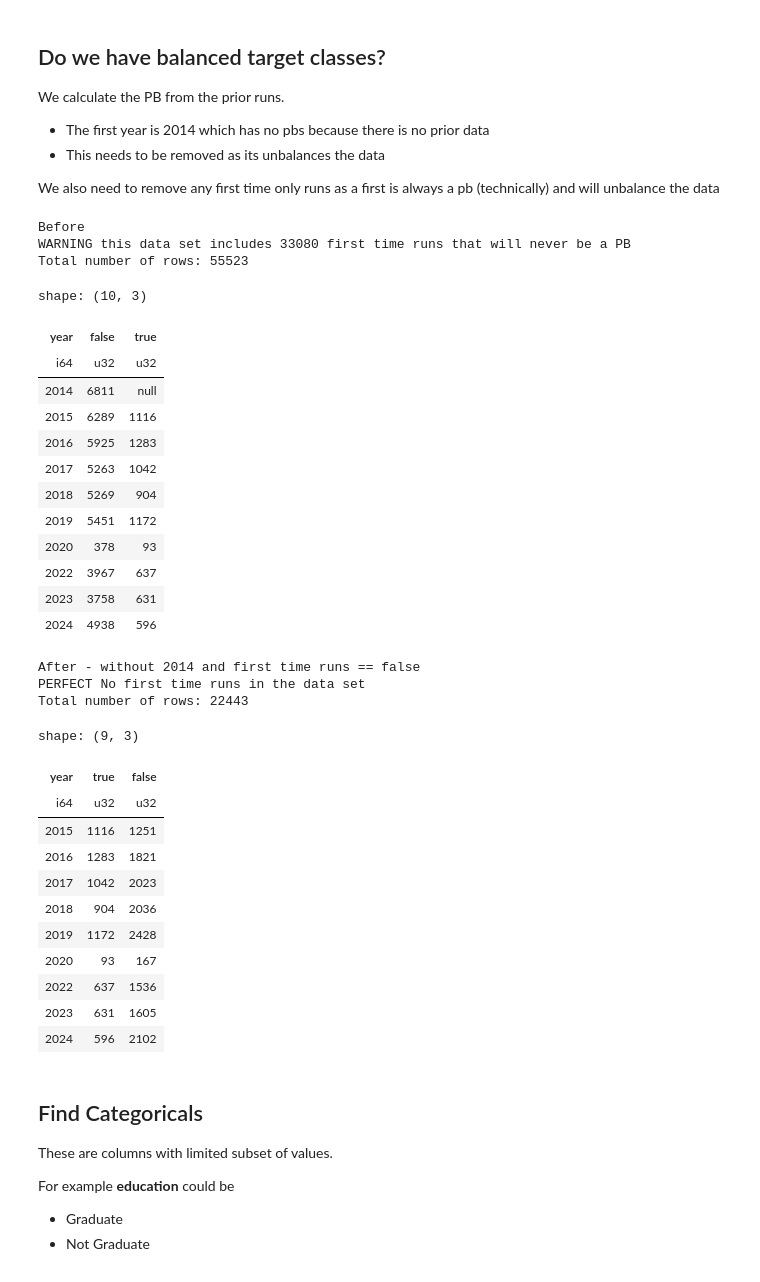
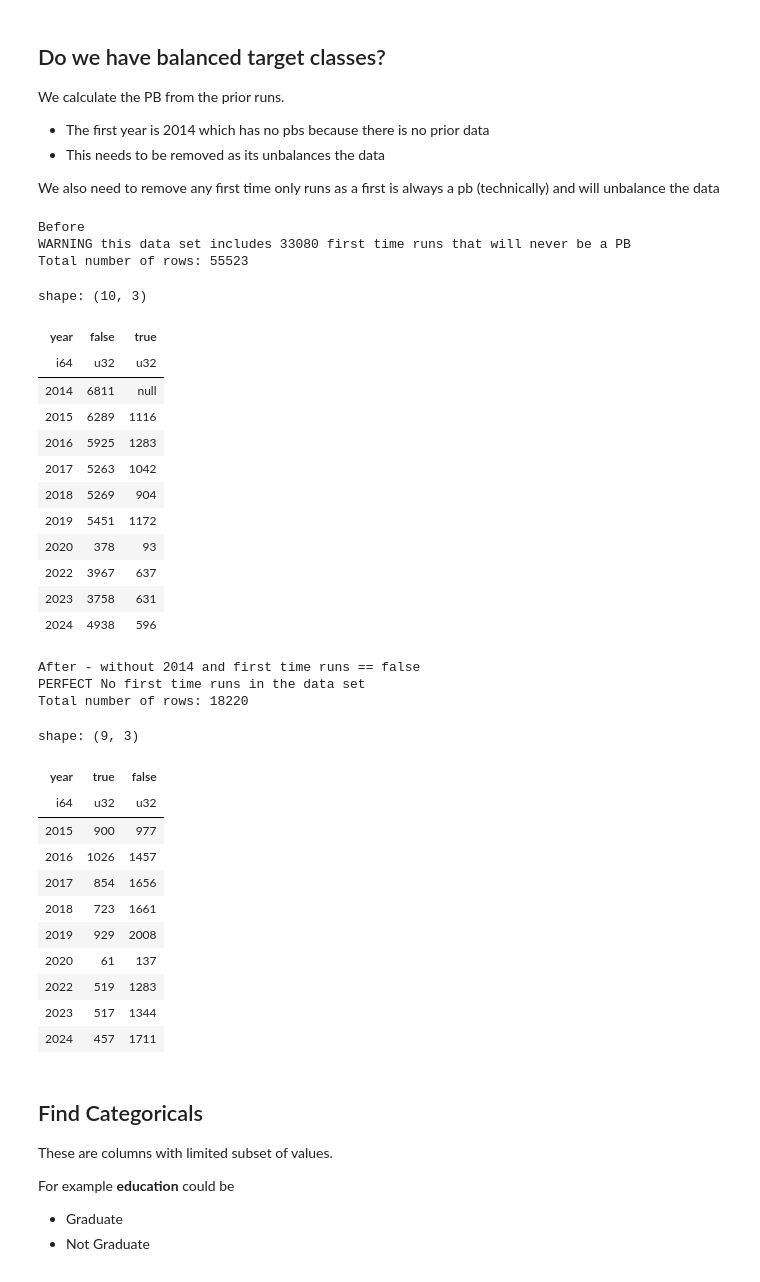
Before and after one commit to CoderGregH/wsfrl, a Jupyter notebook: WhatDrivesPb.ipynb, the cells around one changed output. Drawn from its saved outputs; the diff is of its cells as text; code cells hidden in the pictures.

```diff
--- a/WhatDrivesPb.ipynb
+++ b/WhatDrivesPb.ipynb
@@ -67,48 +67,52 @@ def pivot_on_year(df: pl.DataFrame):
 
 # Remove all rows where the year is 2014
 results_with_pb_df_filtered = results_with_pb_df.filter(
-    (pl.col("year") != 2014) & (pl.col("first_time_run") == False)
+    (pl.col("year") != 2014)
+    & (pl.col("first_time_run") == False)
+    & (pl.col("p_of_10_track_age_category") != "TBC")
 )
+
+
 
 print ('Before')
 
 pivot_on_year(results_with_pb_df_all)
 
 print ('After - without 2014 and first time runs == false')
 
 pivot_on_year(results_with_pb_df_filtered)
 # %% [output]
 Before
 WARNING this data set includes 33080 first time runs that will never be a PB
 Total number of rows: 55523
 shape: (10, 3)
 | year | false | true |
 | i64 | u32 | u32 |
 | 2014 | 6811 | null |
 | 2015 | 6289 | 1116 |
 | 2016 | 5925 | 1283 |
 | 2017 | 5263 | 1042 |
 | 2018 | 5269 | 904 |
 | 2019 | 5451 | 1172 |
 | 2020 | 378 | 93 |
 | 2022 | 3967 | 637 |
 | 2023 | 3758 | 631 |
 | 2024 | 4938 | 596 |
 After - without 2014 and first time runs == false
 PERFECT No first time runs in the data set
-Total number of rows: 22443
+Total number of rows: 18220
 shape: (9, 3)
 | year | true | false |
 | i64 | u32 | u32 |
-| 2015 | 1116 | 1251 |
-| 2016 | 1283 | 1821 |
-| 2017 | 1042 | 2023 |
-| 2018 | 904 | 2036 |
-| 2019 | 1172 | 2428 |
-| 2020 | 93 | 167 |
-| 2022 | 637 | 1536 |
-| 2023 | 631 | 1605 |
-| 2024 | 596 | 2102 |
+| 2015 | 900 | 977 |
+| 2016 | 1026 | 1457 |
+| 2017 | 854 | 1656 |
+| 2018 | 723 | 1661 |
+| 2019 | 929 | 2008 |
+| 2020 | 61 | 137 |
+| 2022 | 519 | 1283 |
+| 2023 | 517 | 1344 |
+| 2024 | 457 | 1711 |
 # %% [markdown]
 ## Find Categoricals
 
```
Also changed, not shown: parts of 11 cells of this notebook, 1 other file.
